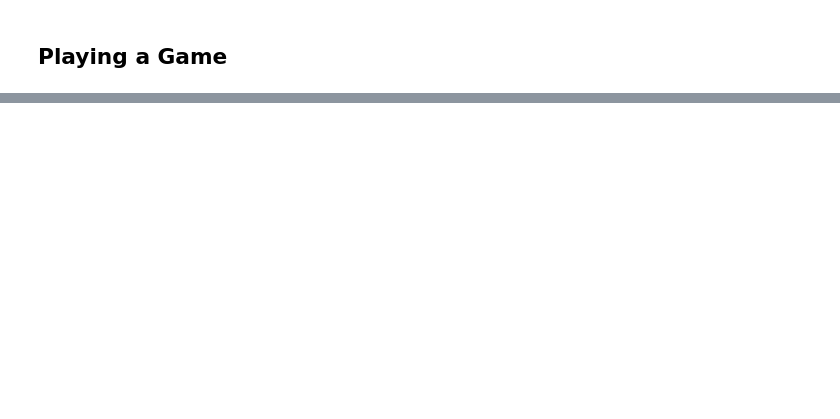
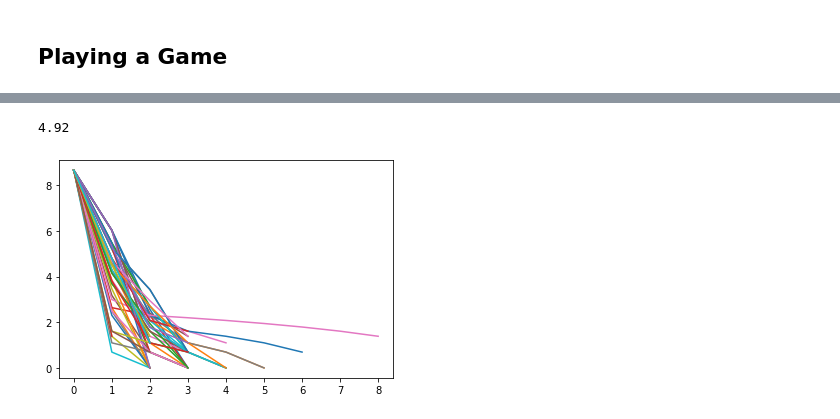
Before and after one commit to diegounzueta/Medium-Articles-, a Jupyter notebook: Wordle/WordleSolver.ipynb, the cells around one changed output, grey strips where cells are left out. Cells and saved outputs as stored; diff of their text form; code cells hidden in the pictures; blank space fills up the shorter version.

```diff
--- a/Wordle/WordleSolver.ipynb
+++ b/Wordle/WordleSolver.ipynb
@@ -280,36 +348,50 @@ def compute_entropy_dict(data):
 # %%
 record = {"Iter":[], "N": [], "Guess":[], "Entropy": []}
 # %%
-def play_wordle(answer, df = df):
+def play_wordle(answer, log, df = df):
     index = 0
     converge = False
     record = {"Iter":[], "N": [], "Guess":[], "Entropy": []}
 
     while converge == False:
 
-        if len(df) == 5757:
+        if index == 0:
             guess = list(initial_entropy.keys())[-1]
             max_e = list(initial_entropy.values())[-1]
+        elif index == 1:
+            v = "".join([str(i) for i in vec])
+            if v in list(log.keys()):
+                guess = log[v][0]
+                max_e = log[v][1]
+            else:
+                entropy = compute_entropy_dict(df) # compute entropy for remaining
+                guess = max(entropy, key=entropy.get)
+                max_e = max(entropy.values())
+                log[v] = [guess, max_e]
         else:
             entropy = compute_entropy_dict(df) # compute entropy for remaining
             guess = max(entropy, key=entropy.get)
             max_e = max(entropy.values())
 
-
-        print("Iteration: ", index, ", possible words before guess:", len(df), ", current guess:", guess, ", entropy: ", max_e)
         record["Iter"].append(index)
         record["N"].append(len(df))
         record["Guess"].append(guess)
         record["Entropy"].append(max_e)
 
+
         if guess == answer:
             converge = True
             print("Success!")
+            break
 
         else:
             vec = check_guess(guess, answer)
+            N = len(df)
             df = get_words_from_match(guess, vec, df)
+            N_after =  len(df)
+
+        print("Iteration: ", index,"Guess:", guess, "words before guess:", N, "after:", N_after, "uncertainty:", round(math.log(N, 2), 2), "info:", round(math.log(N, 2) - math.log(N_after, 2), 2), "entropy: ", round(max_e, 2))
 
         index += 1
-    return(record)
+    return(record, log)
 # %%
@@ -363,0 +479,9 @@ KeyboardInterrupt:
+# %%
+np.mean(N)
+# %% [output]
+4.92
+# %%
+for i in records:
+    plt.plot(np.log(i["N"]))
+# %% [output]
+[figure, added]
```
Also changed, not shown: parts of 38 cells of this notebook, 24 other files.
